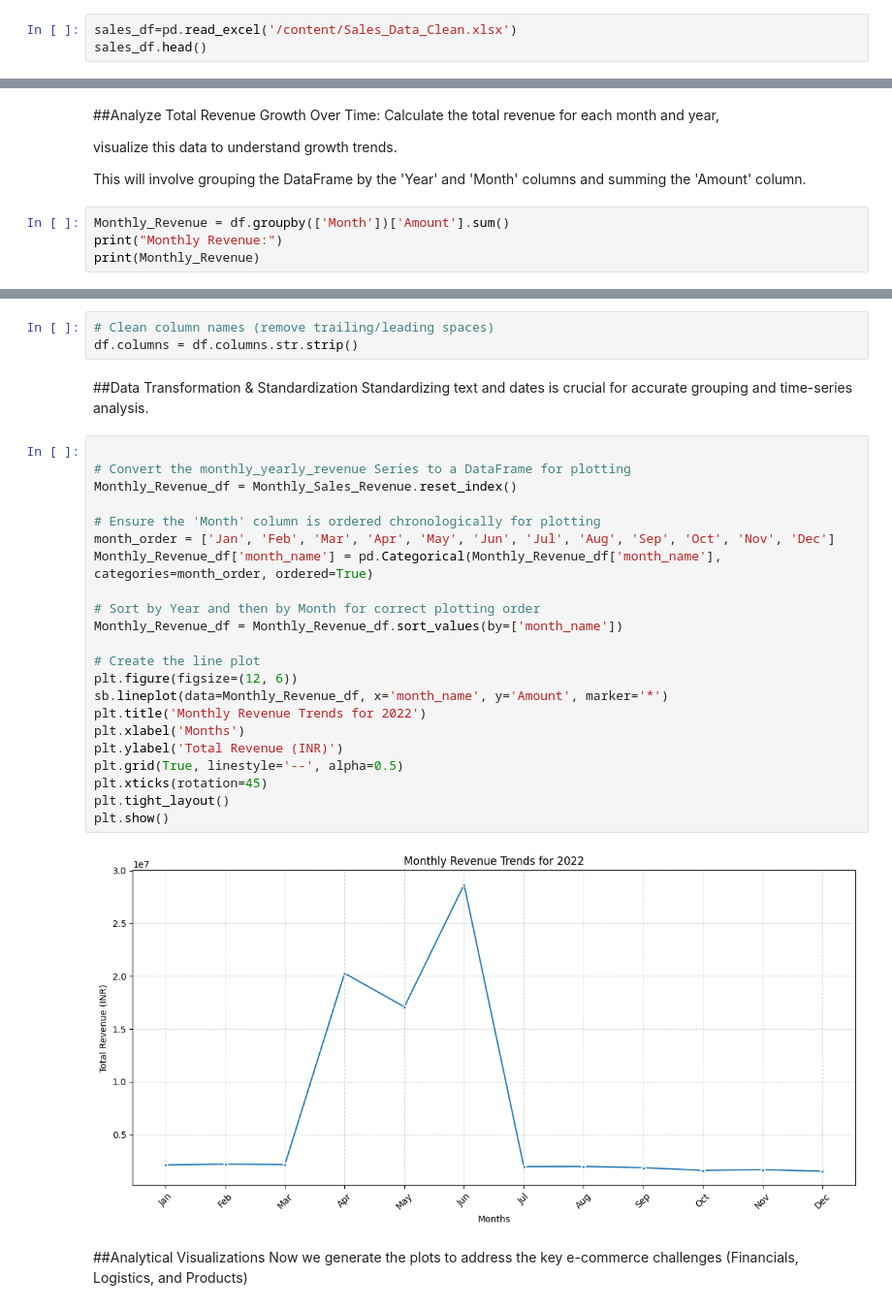
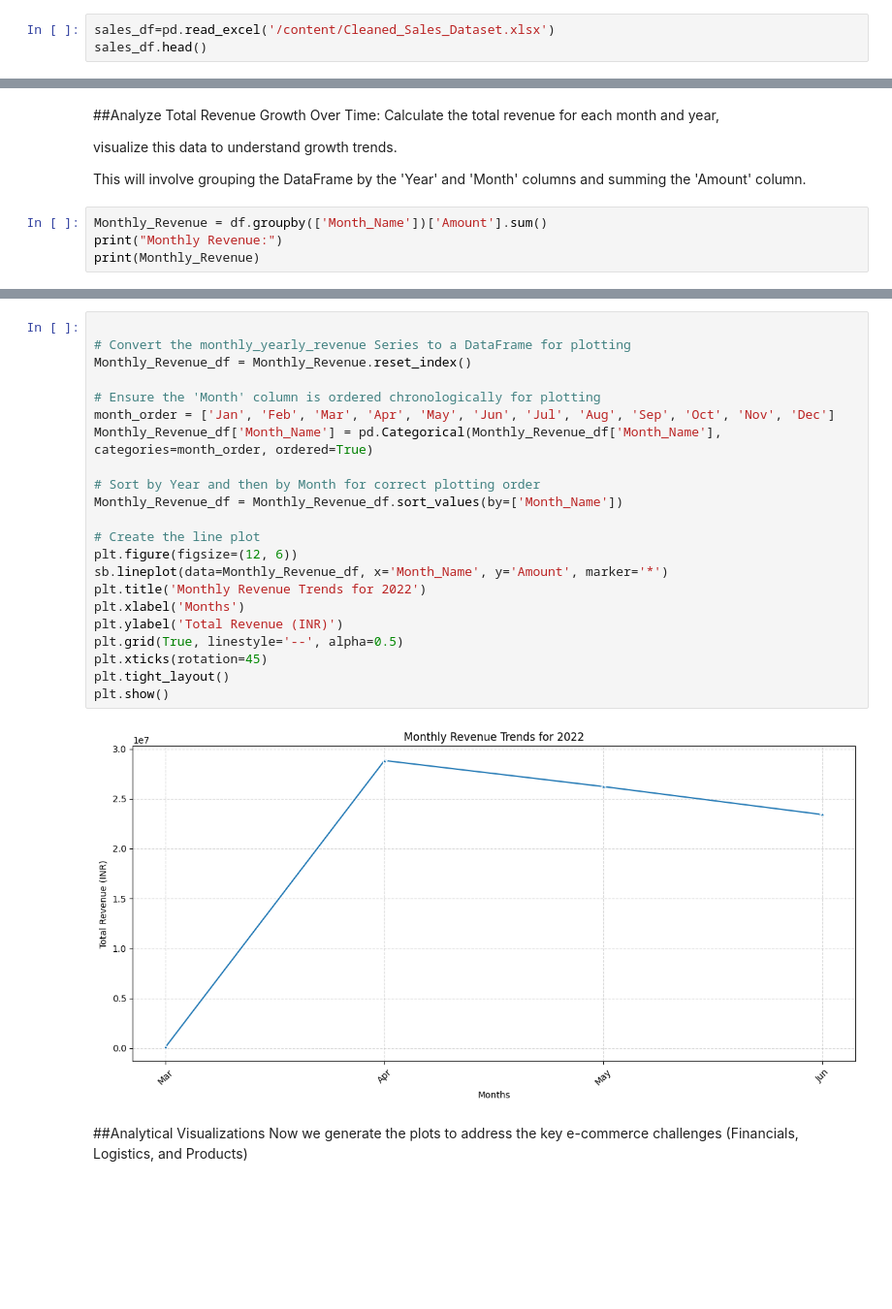
Before and after one commit to sanjaykumar-ML-AI/Ecom_Sales_Data_Analysis_using_Python, a Jupyter notebook: Ecom_Sales_Data_Analysis.ipynb, the cells around one changed output, grey strips where cells are left out. Shown at 97% size. Drawn from its saved outputs; the diff is of its cells as text; blank space fills up the shorter version.

```diff
--- a/Ecom_Sales_Data_Analysis.ipynb
+++ b/Ecom_Sales_Data_Analysis.ipynb
@@ -12,6 +12,6 @@ import seaborn as sb
 # %% [markdown]
 ##Data exploration and understanding
 # %%
-sales_df=pd.read_excel('/content/Sales_Data_Clean.xlsx')
+sales_df=pd.read_excel('/content/Cleaned_Sales_Dataset.xlsx')
 sales_df.head()
 # %% [output]
@@ -164,7 +147,7 @@ visualize this data to understand growth trends.
 
 This will involve grouping the DataFrame by the 'Year' and 'Month' columns and summing the 'Amount' column.
 # %%
-Monthly_Revenue = df.groupby(['Month'])['Amount'].sum()
+Monthly_Revenue = df.groupby(['Month_Name'])['Amount'].sum()
 print("Monthly Revenue:")
 print(Monthly_Revenue)
 # %% [output]
@@ -217,33 +161,27 @@ Name: Amount, dtype: float64
-# %%
-# Clean column names (remove trailing/leading spaces)
-df.columns = df.columns.str.strip()
-# %% [markdown]
-##Data Transformation & Standardization
-Standardizing text and dates is crucial for accurate grouping and time-series analysis.
 # %%
 
 # Convert the monthly_yearly_revenue Series to a DataFrame for plotting
-Monthly_Revenue_df = Monthly_Sales_Revenue.reset_index()
+Monthly_Revenue_df = Monthly_Revenue.reset_index()
 
 # Ensure the 'Month' column is ordered chronologically for plotting
 month_order = ['Jan', 'Feb', 'Mar', 'Apr', 'May', 'Jun', 'Jul', 'Aug', 'Sep', 'Oct', 'Nov', 'Dec']
-Monthly_Revenue_df['month_name'] = pd.Categorical(Monthly_Revenue_df['month_name'], categories=month_order, ordered=True)
+Monthly_Revenue_df['Month_Name'] = pd.Categorical(Monthly_Revenue_df['Month_Name'], categories=month_order, ordered=True)
 
 # Sort by Year and then by Month for correct plotting order
-Monthly_Revenue_df = Monthly_Revenue_df.sort_values(by=['month_name'])
+Monthly_Revenue_df = Monthly_Revenue_df.sort_values(by=['Month_Name'])
 
 # Create the line plot
 plt.figure(figsize=(12, 6))
-sb.lineplot(data=Monthly_Revenue_df, x='month_name', y='Amount', marker='*')
+sb.lineplot(data=Monthly_Revenue_df, x='Month_Name', y='Amount', marker='*')
 plt.title('Monthly Revenue Trends for 2022')
 plt.xlabel('Months')
 plt.ylabel('Total Revenue (INR)')
 plt.grid(True, linestyle='--', alpha=0.5)
 plt.xticks(rotation=45)
 plt.tight_layout()
 plt.show()
 # %% [output]
-[figure, old version]
+[figure, new version]
 # %% [markdown]
 ##Analytical Visualizations
 Now we generate the plots to address the key e-commerce challenges (Financials, Logistics, and Products)
```
Also changed, not shown: parts of 94 cells of this notebook.
